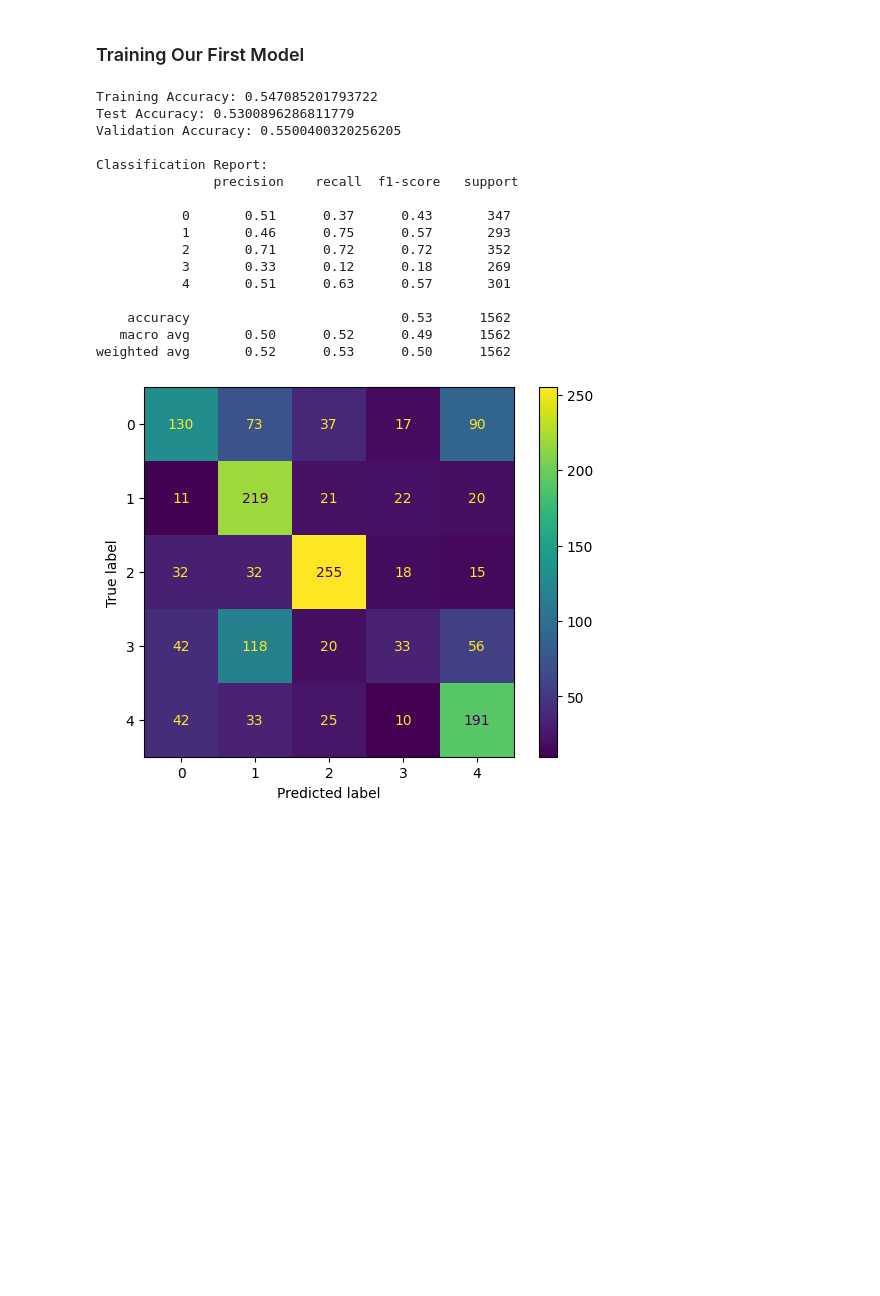
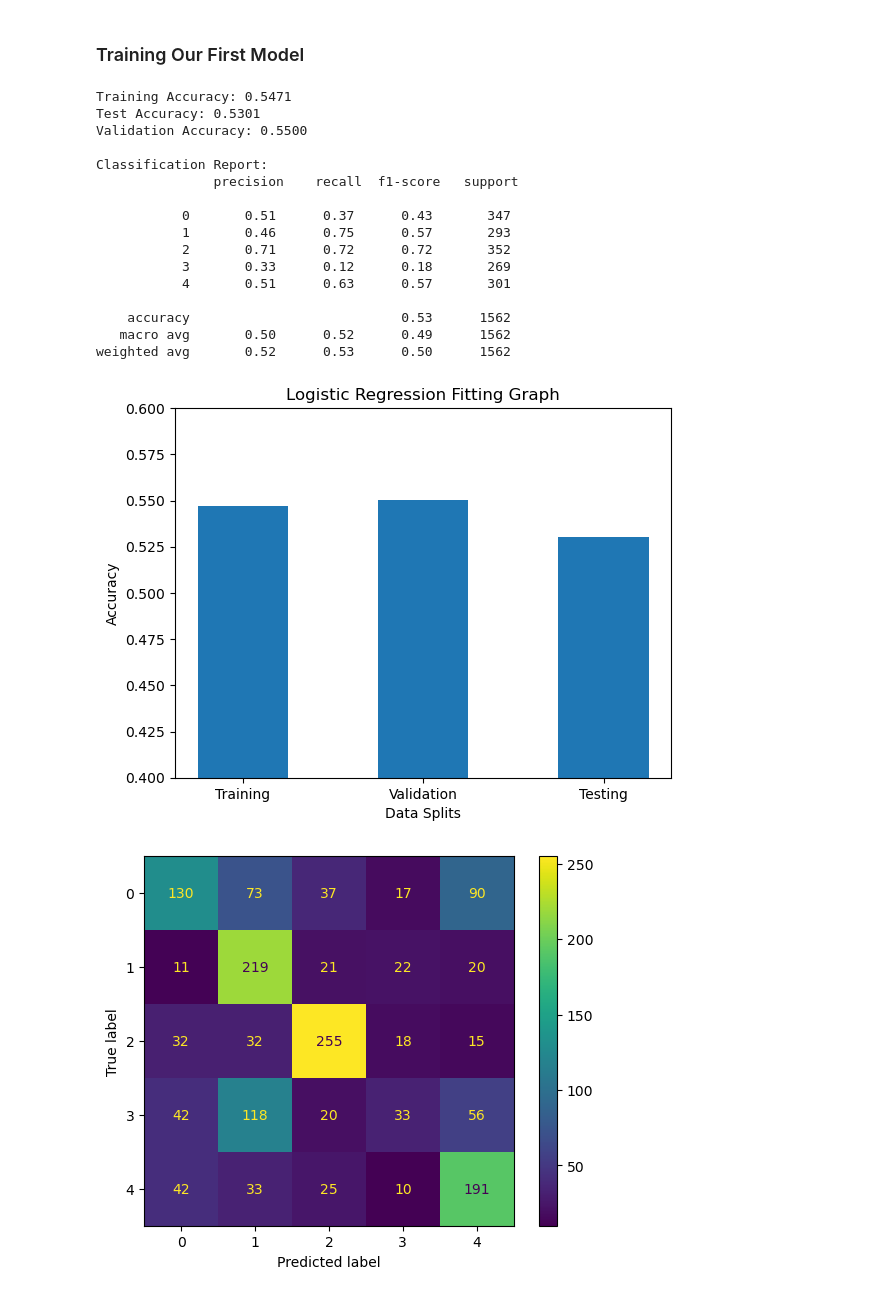
Before and after one commit to DaikonPlays/UCSD-CSE-151A-Project, a Jupyter notebook: src/diet_classifer.ipynb, the cells around one changed output. Cells and saved outputs as stored; diff of their text form; code cells hidden in the pictures; blank space fills up the shorter version.

```diff
--- a/src/diet_classifer.ipynb
+++ b/src/diet_classifer.ipynb
@@ -191,26 +191,26 @@ X_test_val = scaler.transform(X_test_val)
 ### Training Our First Model
 # %%
 # We are starting with a simple Logistic Regression to get a baseline performance
-first_model = LogisticRegression()
-first_model.fit(X_train, y_train)
+logreg = LogisticRegression()
+logreg.fit(X_train, y_train)
 
 # Predictions
-y_pred_train = first_model.predict(X_train)
-y_pred_test = first_model.predict(X_test)
-y_pred_val = first_model.predict(X_test_val)
+y_pred_train = logreg.predict(X_train)
+y_pred_test = logreg.predict(X_test)
+y_pred_val = logreg.predict(X_test_val)
 
-training_accuracy = accuracy_score(y_train, y_pred_train)
-test_accuracy = accuracy_score(y_test, y_pred_test)
-validation_accuracy = accuracy_score(y_test_val, y_pred_val)
+logreg_training_accuracy = accuracy_score(y_train, y_pred_train)
+logreg_test_accuracy = accuracy_score(y_test, y_pred_test)
+logreg_validation_accuracy = accuracy_score(y_test_val, y_pred_val)
 
-print("Training Accuracy:", training_accuracy)
-print("Test Accuracy:", test_accuracy)
-print("Validation Accuracy:", validation_accuracy)
+print(f"Training Accuracy: {logreg_training_accuracy:.4f}")
+print(f"Test Accuracy: {logreg_test_accuracy:.4f}")
+print(f"Validation Accuracy: {logreg_validation_accuracy:.4f}")
 print("\nClassification Report:\n", classification_report(y_test, y_pred_test))
 # %% [output]
-Training Accuracy: 0.547085201793722
-Test Accuracy: 0.5300896286811779
-Validation Accuracy: 0.5500400320256205
+Training Accuracy: 0.5471
+Test Accuracy: 0.5301
+Validation Accuracy: 0.5500
 
 Classification Report:
                precision    recall  f1-score   support
@@ -224,4 +224,22 @@ Classification Report:
     accuracy                           0.53      1562
    macro avg       0.50      0.52      0.49      1562
 weighted avg       0.52      0.53      0.50      1562
+# %%
+categories = ['Training','Validation', 'Testing']
+logreg_accuracies = [logreg_training_accuracy, logreg_validation_accuracy, logreg_test_accuracy]
+
+x = np.arange(len(categories))
+width = 0.5
+fig, ax = plt.subplots()
+bars = ax.bar(x, logreg_accuracies, width)
+
+# scale it from 0.4 to 0.6 to see the differences between the accuracies better
+plt.ylim([0.4, 0.6])
+ax.set_xlabel('Data Splits')
+ax.set_ylabel('Accuracy')
+ax.set_title('Logistic Regression Fitting Graph')
+ax.set_xticks(x)
+ax.set_xticklabels(categories);
+# %% [output]
+[figure, added]
 # %%
```
Also changed, not shown: parts of 14 cells of this notebook.
